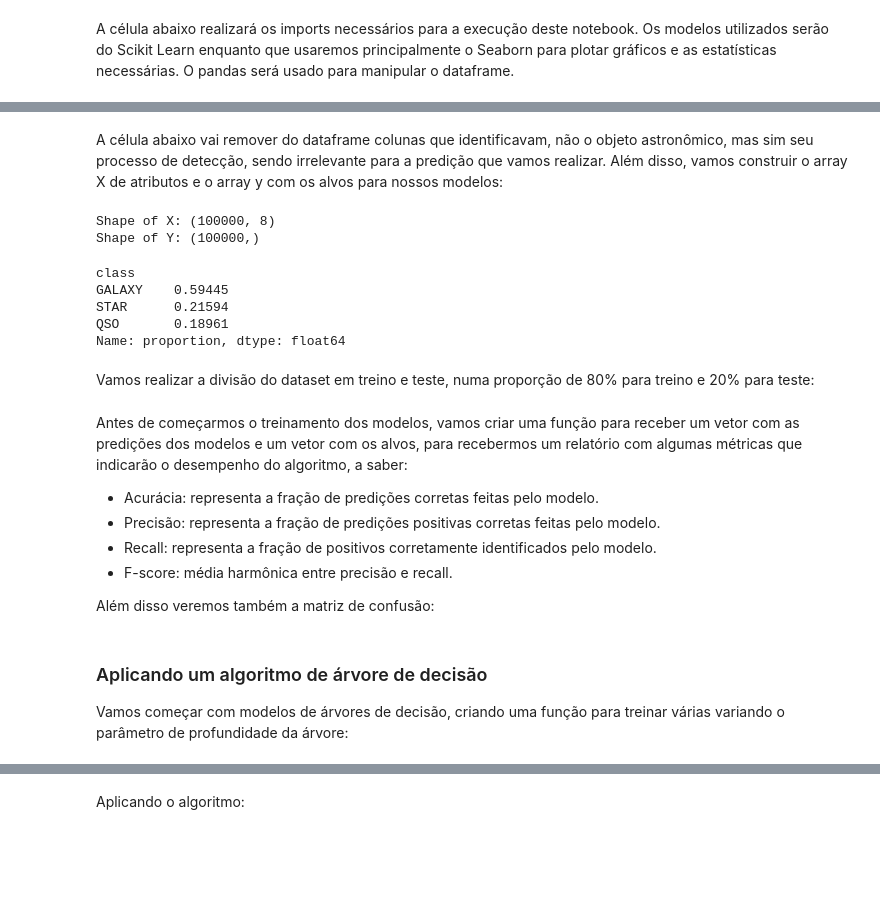
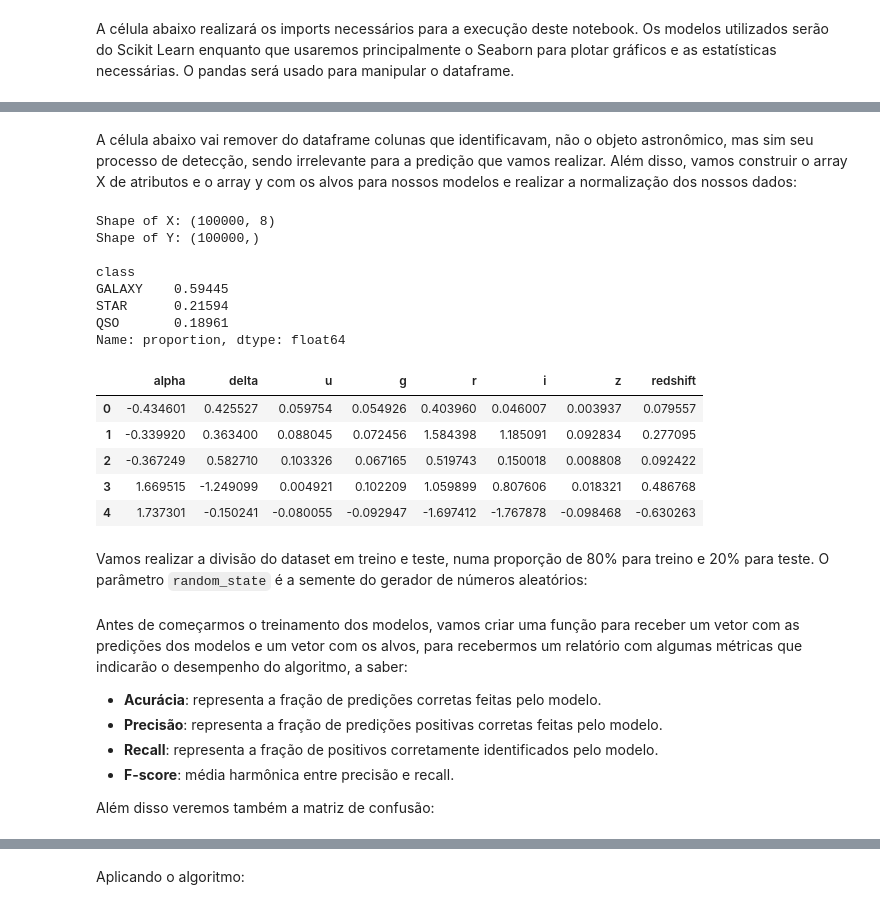
Before and after one commit to dvccs-softex/apd-de-maquina-RRIA, a Jupyter notebook: notebook.ipynb, the cells around one changed output, grey strips where cells are left out. Saved outputs shown, nothing was run; the diff lists cells and outputs as text; code cells hidden in the pictures; blank space fills up the shorter version.

```diff
--- a/notebook.ipynb
+++ b/notebook.ipynb
@@ -78,42 +87,51 @@ data.head()
 | 3 | 1.237663e+18 | 338.741038 | -0.402828 | 22.13682 | 23.77656 | 21.61162 | 20.50454 | 19.25010 | 4192 | 301 | 3 | ... |
 | 4 | 1.237680e+18 | 345.282593 | 21.183866 | 19.43718 | 17.58028 | 16.49747 | 15.97711 | 15.54461 | 8102 | 301 | 3 | ... |
 # %% [markdown]
-A célula abaixo vai remover do dataframe colunas que identificavam, não o objeto astronômico, mas sim seu processo de detecção, sendo irrelevante para a predição que vamos realizar. Além disso, vamos construir o array X de atributos e o array y com os alvos para nossos modelos:
+A célula abaixo vai remover do dataframe colunas que identificavam, não o objeto astronômico, mas sim seu processo de detecção, sendo irrelevante para a predição que vamos realizar. Além disso, vamos construir o array X de atributos e o array y com os alvos para nossos modelos e realizar a normalização dos nossos dados:
 # %%
 # Limpando o dataframe
 id_columns = ['obj_ID', 'run_ID', 'rerun_ID', 'cam_col',
               'field_ID', 'spec_obj_ID', 'plate', 'MJD',
               'fiber_ID']
 df = data.drop(columns = id_columns, axis=1)
 
 # Alvos e atributos
 y = df['class']
 X = df.drop(columns = ['class'], axis=1)
 
+# Normalização do dataset pela média e desvio padrão
 X = (X - X.mean())/X.std()
 
 # Formato das matrizes e proporção entre as classes
 X.shape, y.shape
-print(f"Shape of X: {X.shape}\nShape of Y: {y.shape}")
-df['class'].value_counts(normalize=True)
+print(f"Shape of X: {X.shape}\nShape of Y: {y.shape}\n")
+print(df['class'].value_counts(normalize=True))
+X.head()
 # %% [output]
 Shape of X: (100000, 8)
 Shape of Y: (100000,)
+
+class
+GALAXY    0.59445
+STAR      0.21594
+QSO       0.18961
+Name: proportion, dtype: float64
-class
-GALAXY    0.59445
-STAR      0.21594
-QSO       0.18961
-Name: proportion, dtype: float64
+|  | alpha | delta | u | g | r | i | z | redshift |
+| 0 | -0.434601 | 0.425527 | 0.059754 | 0.054926 | 0.403960 | 0.046007 | 0.003937 | 0.079557 |
+| 1 | -0.339920 | 0.363400 | 0.088045 | 0.072456 | 1.584398 | 1.185091 | 0.092834 | 0.277095 |
+| 2 | -0.367249 | 0.582710 | 0.103326 | 0.067165 | 0.519743 | 0.150018 | 0.008808 | 0.092422 |
+| 3 | 1.669515 | -1.249099 | 0.004921 | 0.102209 | 1.059899 | 0.807606 | 0.018321 | 0.486768 |
+| 4 | 1.737301 | -0.150241 | -0.080055 | -0.092947 | -1.697412 | -1.767878 | -0.098468 | -0.630263 |
 # %% [markdown]
-Vamos realizar a divisão do dataset em treino e teste, numa proporção de 80% para treino e 20% para teste:
+Vamos realizar a divisão do dataset em treino e teste, numa proporção de 80% para treino e 20% para teste. O parâmetro `random_state` é a semente do gerador de números aleatórios:
 # %%
 X_train, X_test, y_train, y_test = train_test_split(X, y, test_size=0.2, random_state=42)
 # %% [markdown]
 Antes de começarmos o treinamento dos modelos, vamos criar uma função para receber um vetor com as predições dos modelos e um vetor com os alvos, para recebermos um relatório com algumas métricas que indicarão o desempenho do algoritmo, a saber:
-- Acurácia: representa a fração de predições corretas feitas pelo modelo.
-- Precisão: representa a fração de predições positivas corretas feitas pelo modelo.
-- Recall: representa a fração de positivos corretamente identificados pelo modelo.
-- F-score: média harmônica entre precisão e recall.
+- **Acurácia**: representa a fração de predições corretas feitas pelo modelo.
+- **Precisão**: representa a fração de predições positivas corretas feitas pelo modelo.
+- **Recall**: representa a fração de positivos corretamente identificados pelo modelo.
+- **F-score**: média harmônica entre precisão e recall.
 
 Além disso veremos também a matriz de confusão:
 # %%
@@ -163,4 +182,0 @@ def tree_model_report(y_test, y_pred):
-# %% [markdown]
-### Aplicando um algoritmo de árvore de decisão
-
-Vamos começar com modelos de árvores de decisão, criando uma função para treinar várias variando o parâmetro de profundidade da árvore:
```
Also changed, not shown: parts of 41 cells of this notebook, 15 other files.
